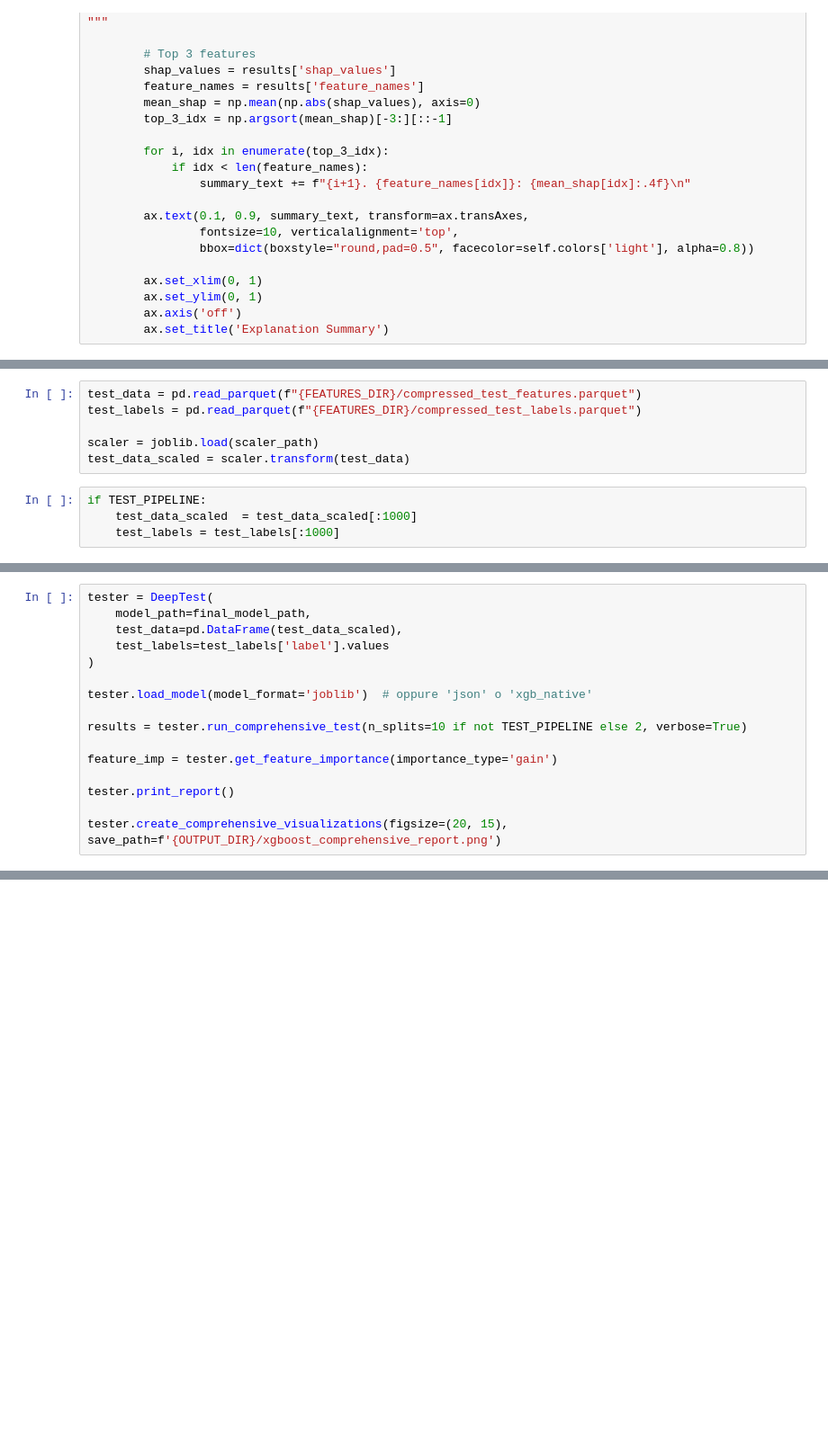
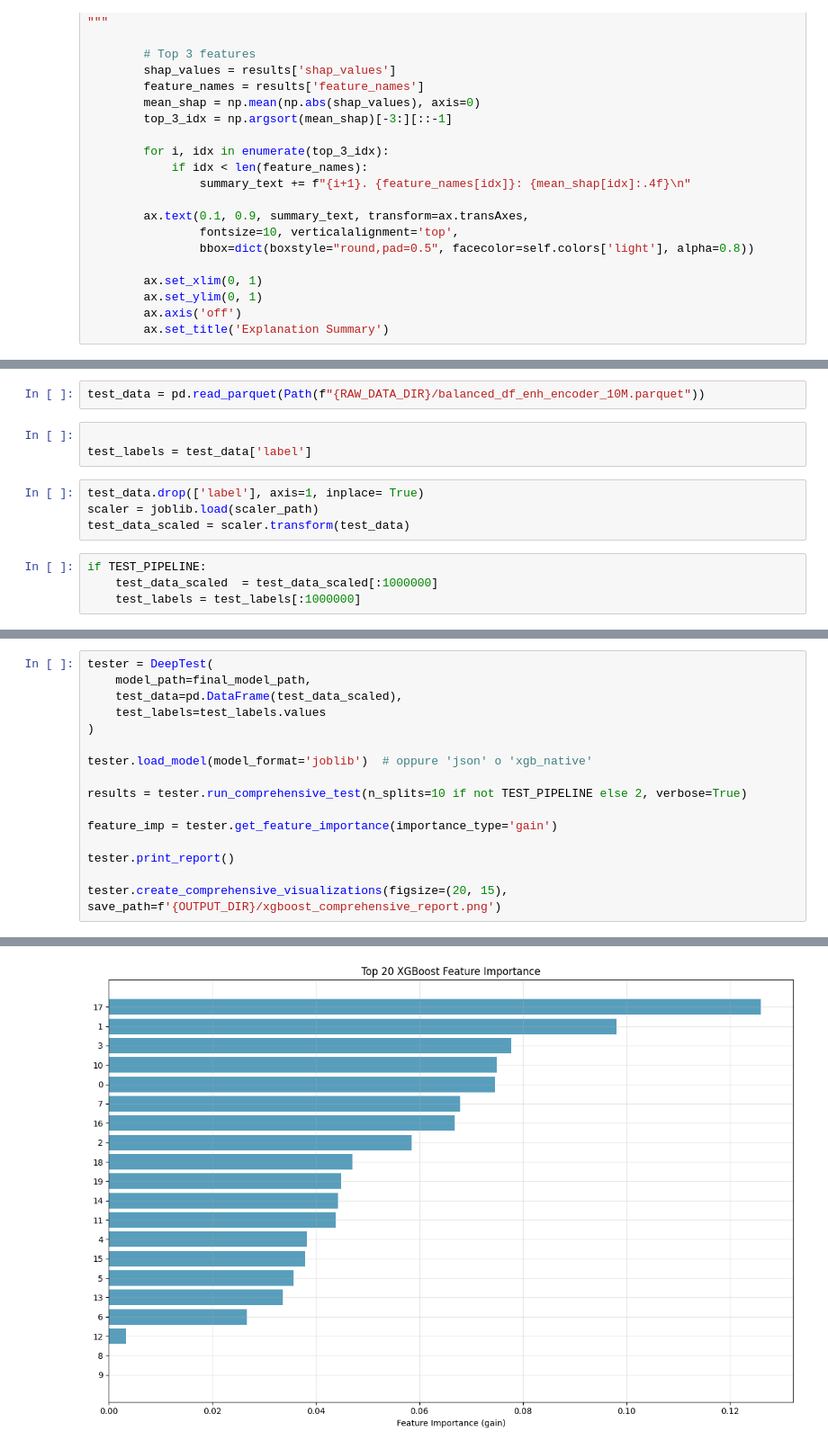
Before and after one commit to ScrPzz/rongowai-earth-surface-classifier, a Jupyter notebook: deliver/[model_training]geok_xgboost_dim20.ipynb, the cells around one changed output, grey strips where cells are left out. Shown at 90% size. Saved outputs shown, nothing was run; the diff lists cells and outputs as text; blank space fills up the shorter version.

```diff
--- a/deliver/[model_training]geok_xgboost_dim20.ipynb
+++ b/deliver/[model_training]geok_xgboost_dim20.ipynb
@@ -2575,10 +2681,13 @@ Top 3 Most Important Features:
 # %%
-test_data = pd.read_parquet(f"{FEATURES_DIR}/compressed_test_features.parquet")
-test_labels = pd.read_parquet(f"{FEATURES_DIR}/compressed_test_labels.parquet")
-
-scaler = joblib.load(scaler_path)
-test_data_scaled = scaler.transform(test_data)
+test_data = pd.read_parquet(Path(f"{RAW_DATA_DIR}/balanced_df_enh_encoder_10M.parquet"))
+# %%
+
+test_labels = test_data['label']
+# %%
+test_data.drop(['label'], axis=1, inplace= True)
+scaler = joblib.load(scaler_path)
+test_data_scaled = scaler.transform(test_data)
 # %%
 if TEST_PIPELINE:
-    test_data_scaled  = test_data_scaled[:1000]
-    test_labels = test_labels[:1000]
+    test_data_scaled  = test_data_scaled[:1000000]
+    test_labels = test_labels[:1000000]
@@ -2586,7 +2710,7 @@ if TEST_PIPELINE:
 tester = DeepTest(
     model_path=final_model_path,
     test_data=pd.DataFrame(test_data_scaled),
-    test_labels=test_labels['label'].values
+    test_labels=test_labels.values
 )
 
 tester.load_model(model_format='joblib')  # oppure 'json' o 'xgb_native'
@@ -2598,3 +2722,4 @@ feature_imp = tester.get_feature_importance(importance_type='gain')
 tester.print_report()
 
 tester.create_comprehensive_visualizations(figsize=(20, 15), save_path=f'{OUTPUT_DIR}/xgboost_comprehensive_report.png')
+# %% [output]
@@ -2600,0 +2738 @@ tester.create_comprehensive_visualizations(figsize=(20, 15), save_path=f'{OUTPUT
+[figure, added]
```
Also changed, not shown: parts of 10 cells of this notebook, 7 other files.
